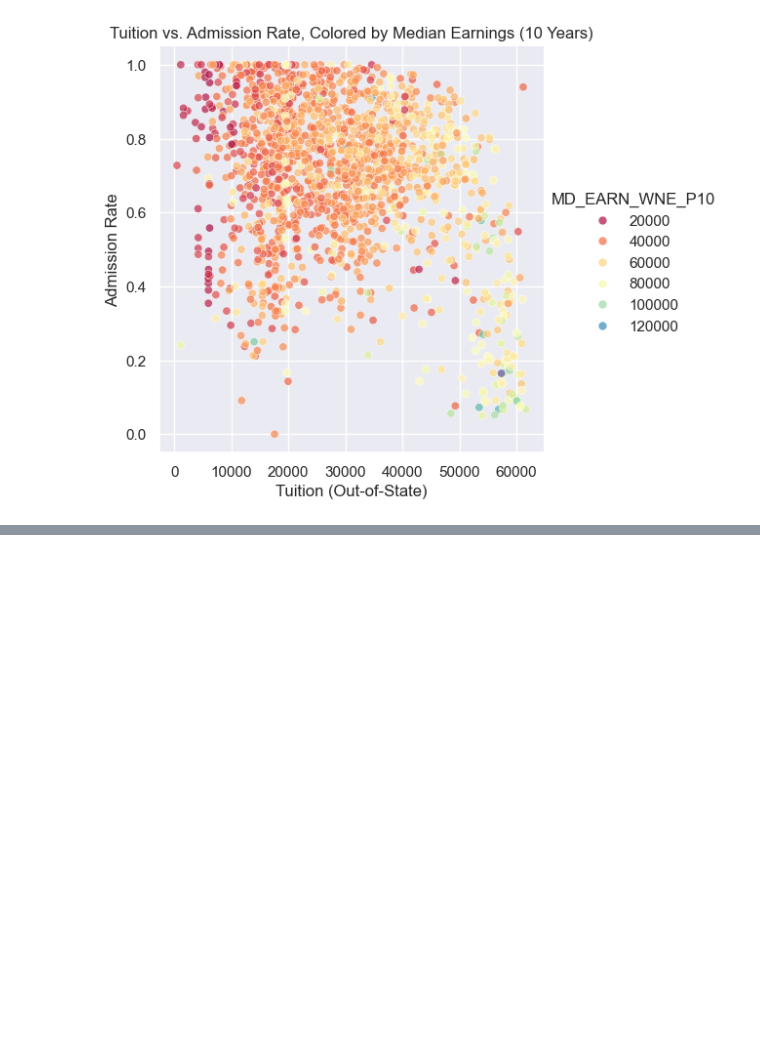
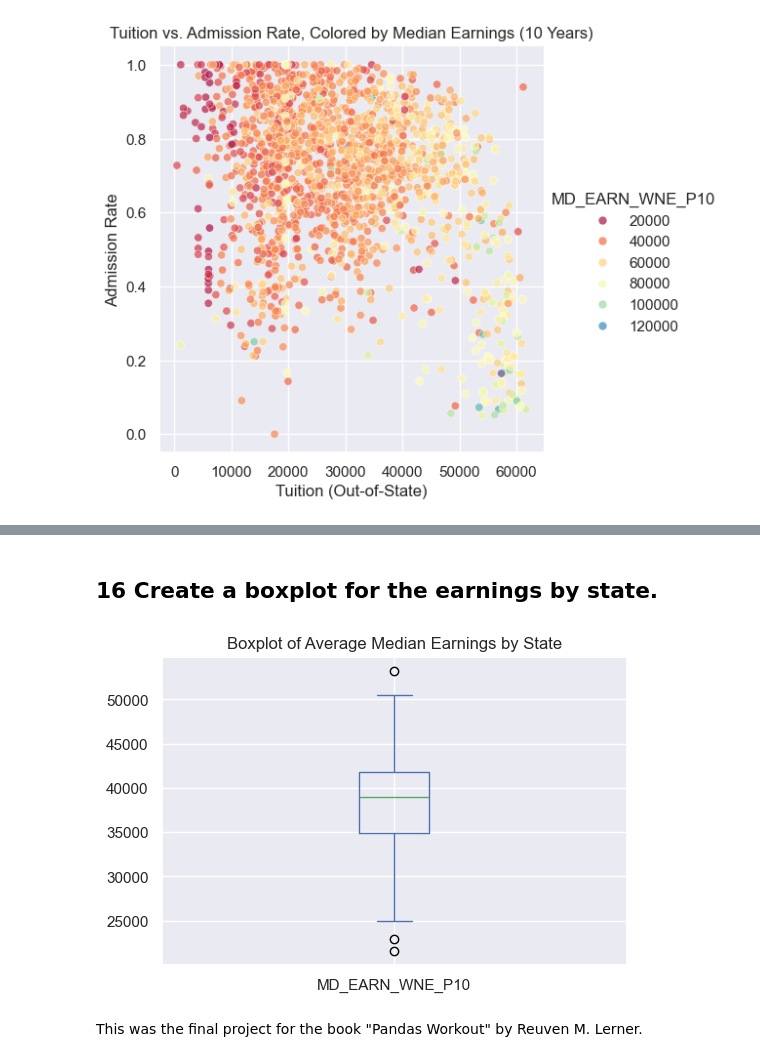
Before and after one commit to ilyarudyak/python_review_2025, a Jupyter notebook: 02-pandas-lerner/13_final_project.ipynb, the cells around one changed output, grey strips where cells are left out. Saved outputs shown, nothing was run; the diff lists cells and outputs as text; code cells hidden in the pictures; blank space fills up the shorter version.

Commit message:
Done with the final project

```diff
--- a/02-pandas-lerner/13_final_project.ipynb
+++ b/02-pandas-lerner/13_final_project.ipynb
@@ -334,0 +751,9 @@ cs.plot_tuition_admission_earnings()
+# %% [markdown]
+## 16 Create a boxplot for the earnings by state.
+# %%
+cs = utils.CollegeScorecard()
+cs.plot_earnings_boxplot_by_state()
+# %% [output]
+[figure, added]
+# %% [markdown]
+This was the final project for the book "Pandas Workout" by Reuven M. Lerner.
```
Also changed, not shown: parts of 37 cells of this notebook, 1 other file.
